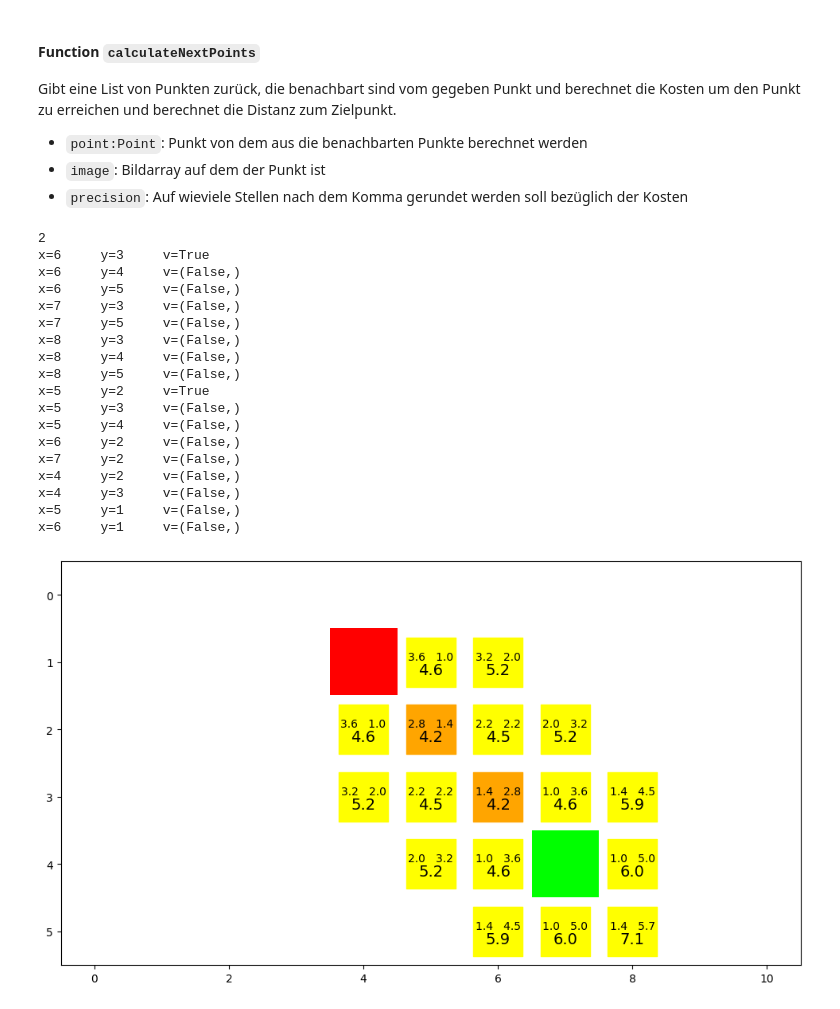
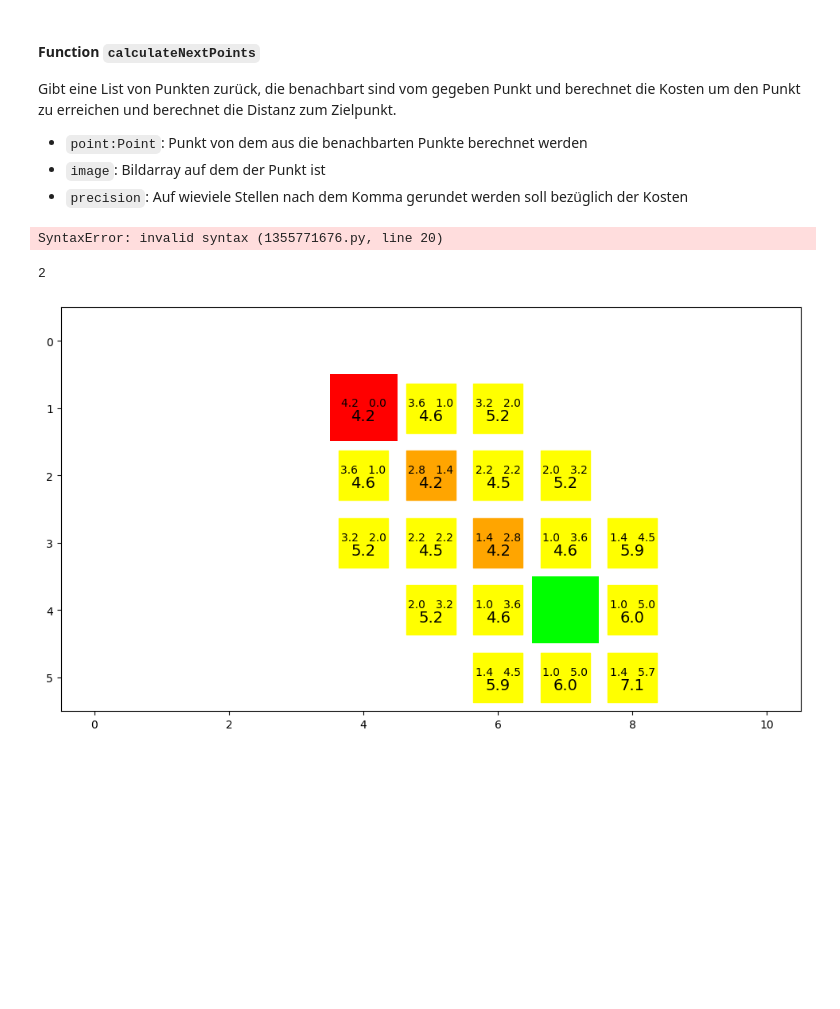
Before and after one commit to lukzimmermann/Algorithms, a Jupyter notebook: SearchBase/SearchBase.ipynb, the cells around one changed output. Saved outputs shown, nothing was run; the diff lists cells and outputs as text; code cells hidden in the pictures; blank space fills up the shorter version.

```diff
--- a/SearchBase/SearchBase.ipynb
+++ b/SearchBase/SearchBase.ipynb
@@ -89,7 +89,7 @@ def getNextPoints(point:Point, image):
                 xn = x+i
                 yn = y+j
                 if xn >= 0 and yn >= 0 and xn <= maxPos[1] and yn <= maxPos[0] and not isWall(Point(xn, yn), image):
-                    if xn != startPoint.x and xn != endPoint.x or yn != startPoint.y and yn != endPoint.y:
+                    if xn != startPoint.x or yn != startPoint.y:
                         nextPoints.append(Point(xn, yn))
     return nextPoints
 # %%
@@ -109,7 +109,7 @@ Gibt eine List von Punkten zurück, die benachbart sind vom gegeben Punkt und be
 - `image`: Bildarray auf dem der Punkt ist
 - `precision`: Auf wieviele Stellen nach dem Komma gerundet werden soll bezüglich der Kosten
 # %%
-def calculateNextPoints(point:Point, image, pointList:list[Point]=[], precision=1):
+def calculateNextPoints(point:Point, image, pointList:list[Point]=[]):
     distance = 10.0
     distanceDiagonal = 14# np.sqrt(distance**2 + distance**2)
     nextPoints = getNextPoints(point, image)
@@ -118,7 +118,7 @@ def calculateNextPoints(point:Point, image, pointList:list[Point]=[], precision=
     for p in nextPoints:
         cost = 0.0
         if p.x != point.x and p.y != point.y:
-            cost = round(distanceDiagonal,precision)
+            cost = distanceDiagonal
         else:
             cost = distance
 
@@ -127,9 +127,13 @@ def calculateNextPoints(point:Point, image, pointList:list[Point]=[], precision=
 
         if not isPointInList(p, pointList):
             pointList.append(Point(p.x, p.y, distanceToStart, distanceToTarget))
+        else:
+            p.
 
 
     return pointList
+# %% [output]
+SyntaxError: invalid syntax (1355771676.py, line 20)
 # %%
 def plotImage(image, points):
     for point in points:
@@ -152,44 +156,27 @@ def getClosestPointToTarget(points:list[Point]):
 # %%
 nextPoints = calculateNextPoints(startPoint, img)
 
 distanceToTarget = 99999999
 iterations = 0
 MAX_ITERATION = 1000
 
 while distanceToTarget > 1.5 and iterations < MAX_ITERATION:
     point = getClosestPointToTarget(nextPoints)
     point.isVisited = True
 
     distanceToTarget = point.h_cost
     nextPoints = calculateNextPoints(point, img, nextPoints)
     iterations+= 1
 
 plotImage(img, nextPoints)
 print(iterations)
 
 for p in nextPoints:
-    print(f'x={p.x}\ty={p.y}\tv={p.isVisited}')
-    if p.isVisited is True:
-        plt.scatter(x=[p.x], y=[p.y], c='orange', marker='s', s=2000)
-    else:
-        plt.scatter(x=[p.x], y=[p.y], c='yellow', marker='s', s=2000)
+    if p.x != endPoint.x or p.y != endPoint.y:
+        if p.isVisited is True:
+            plt.scatter(x=[p.x], y=[p.y], c='orange', marker='s', s=2000)
+        else:
+            plt.scatter(x=[p.x], y=[p.y], c='yellow', marker='s', s=2000)
 # %% [output]
 2
-x=6     y=3     v=True
-x=6     y=4     v=(False,)
-x=6     y=5     v=(False,)
-x=7     y=3     v=(False,)
-x=7     y=5     v=(False,)
-x=8     y=3     v=(False,)
-x=8     y=4     v=(False,)
-x=8     y=5     v=(False,)
-x=5     y=2     v=True
-x=5     y=3     v=(False,)
-x=5     y=4     v=(False,)
-x=6     y=2     v=(False,)
-x=7     y=2     v=(False,)
-x=4     y=2     v=(False,)
-x=4     y=3     v=(False,)
-x=5     y=1     v=(False,)
-x=6     y=1     v=(False,)
-[figure, old version]
+[figure, new version]
```
